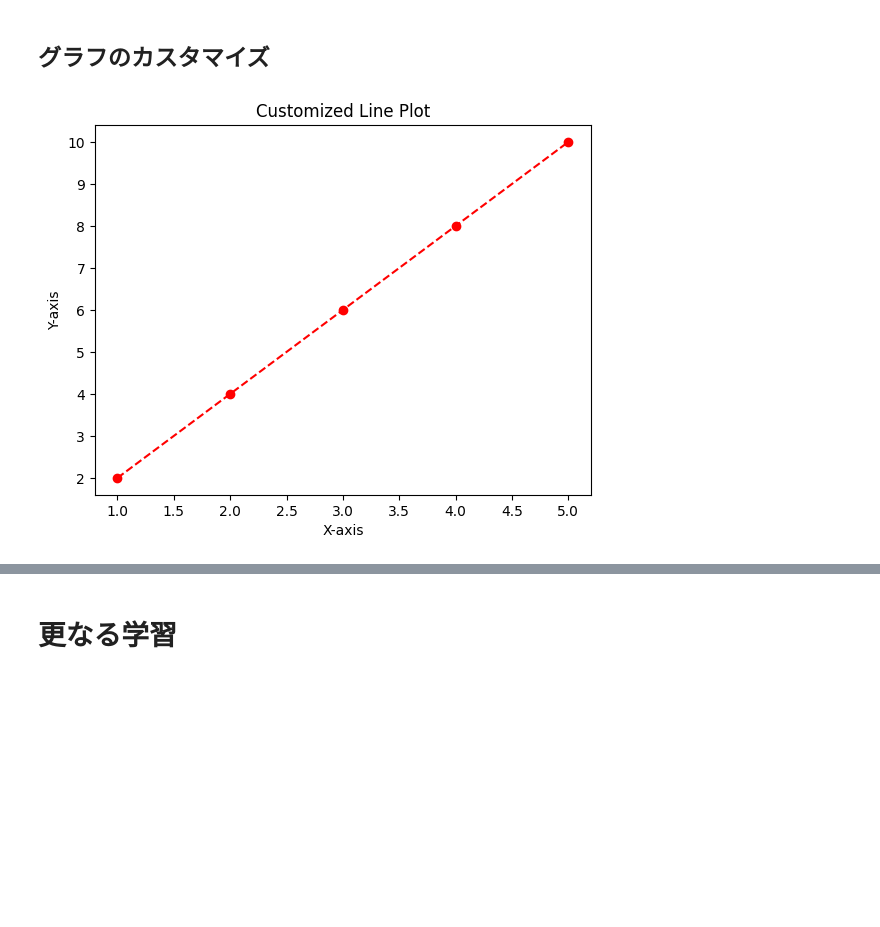
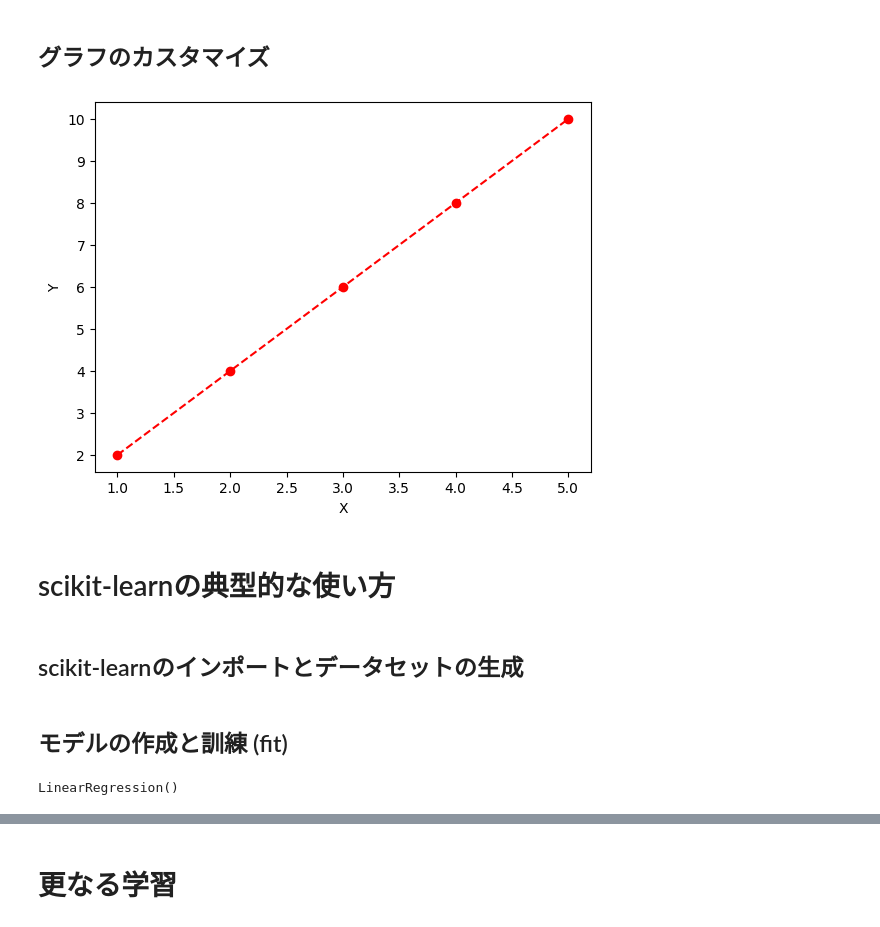
Before and after one commit to matsunagalab/lecture_ML, a Jupyter notebook: machine_learning_01.ipynb, the cells around one changed output, grey strips where cells are left out. Drawn from its saved outputs; the diff is of its cells as text; code cells hidden in the pictures; blank space fills up the shorter version.

```diff
--- a/machine_learning_01.ipynb
+++ b/machine_learning_01.ipynb
@@ -194,17 +173,20 @@ plt.show()
 # %%
 # サンプルデータ
 x = [1, 2, 3, 4, 5]
 y = [2, 4, 6, 8, 10]
 
 # 折れ線グラフのカスタマイズ
 plt.plot(x, y, linestyle='--', marker='o', color='red')
 
 # ラベルとタイトルの追加
-plt.xlabel("X-axis")
-plt.ylabel("Y-axis")
-plt.title("Customized Line Plot")
+plt.xlabel("X")
+plt.ylabel("Y")
 
 # グラフの表示
 plt.show()
 # %% [output]
-[figure, old version]
+[figure, new version]
+# %% [markdown]
+# scikit-learnの典型的な使い方
+# %% [markdown]
+## scikit-learnのインポートとデータセットの生成
@@ -210,0 +207,10 @@ plt.show()
+# %% [markdown]
+## モデルの作成と訓練 (fit)
+# %%
+# 線形回帰モデルの作成
+model = LinearRegression()
+
+# モデルの訓練
+model.fit(X_train, y_train)
+# %% [output]
+LinearRegression()
```
Also changed, not shown: parts of 8 cells of this notebook.
